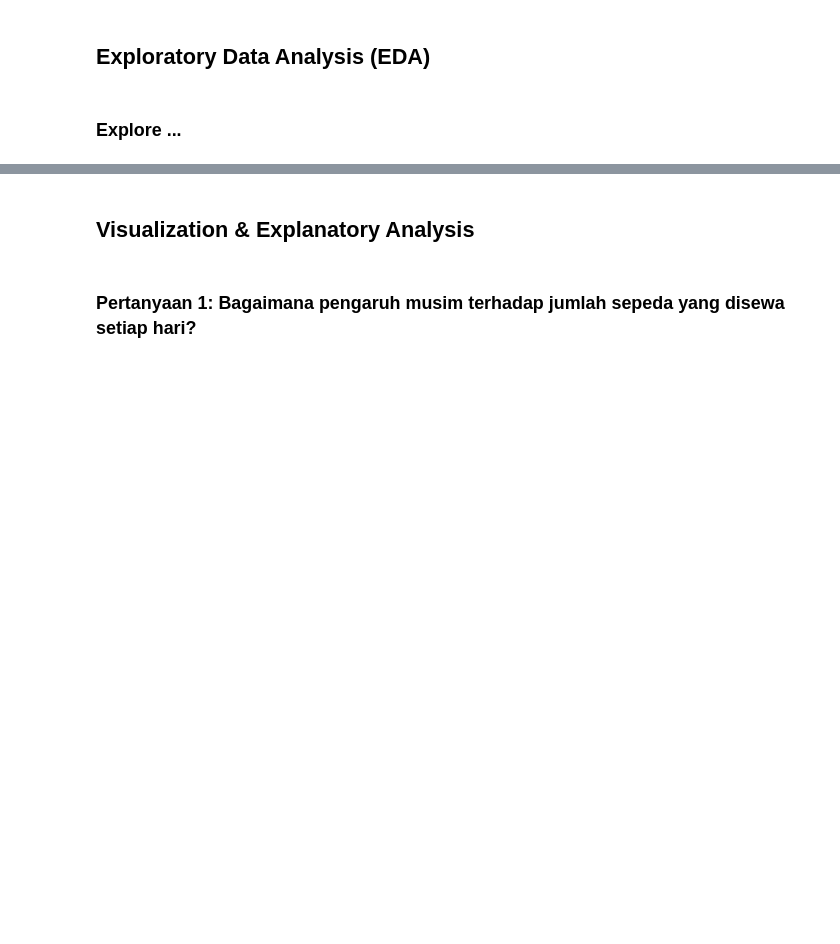
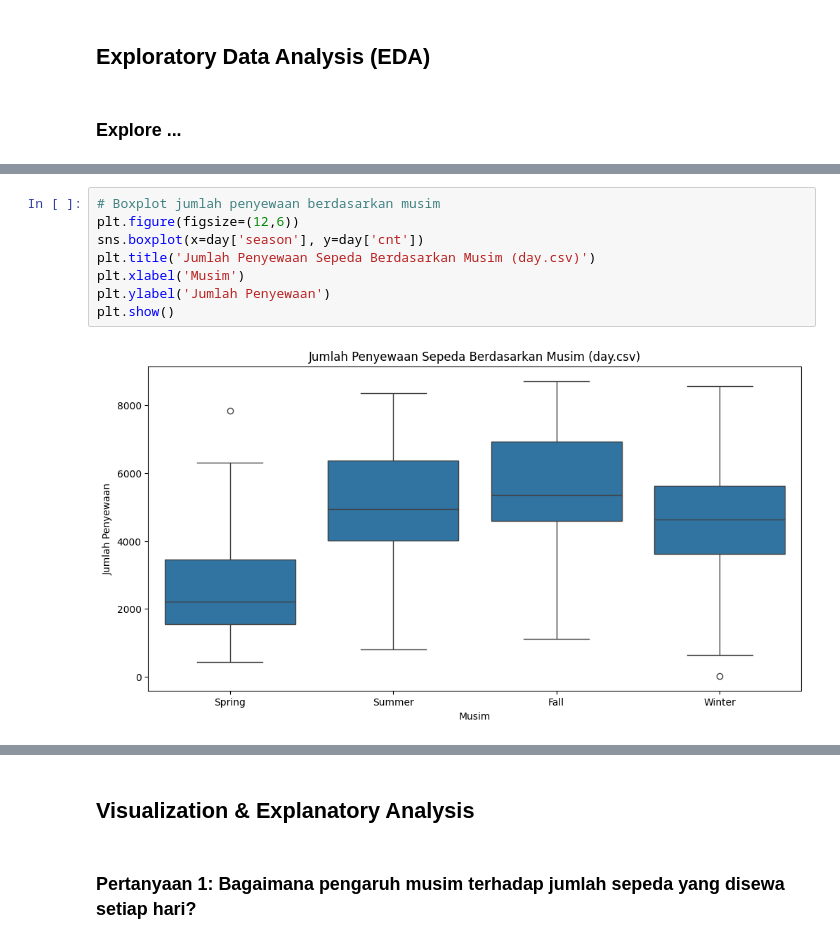
Before and after one commit to dereyy/Analisis-bike-sharing, a Jupyter notebook: notebook.ipynb, the cells around one changed output, grey strips where cells are left out. Saved outputs shown, nothing was run; the diff lists cells and outputs as text; blank space fills up the shorter version.

```diff
--- a/notebook.ipynb
+++ b/notebook.ipynb
@@ -453,0 +524,10 @@ plt.show()
+# %%
+# Boxplot jumlah penyewaan berdasarkan musim
+plt.figure(figsize=(12,6))
+sns.boxplot(x=day['season'], y=day['cnt'])
+plt.title('Jumlah Penyewaan Sepeda Berdasarkan Musim (day.csv)')
+plt.xlabel('Musim')
+plt.ylabel('Jumlah Penyewaan')
+plt.show()
+# %% [output]
+[figure, added]
```
Also changed, not shown: parts of 64 cells of this notebook, 3 other files.
